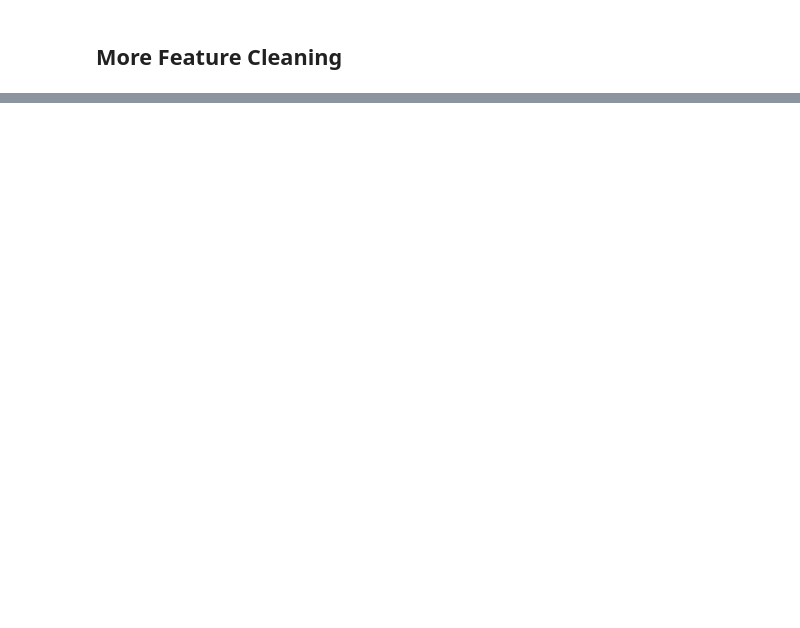
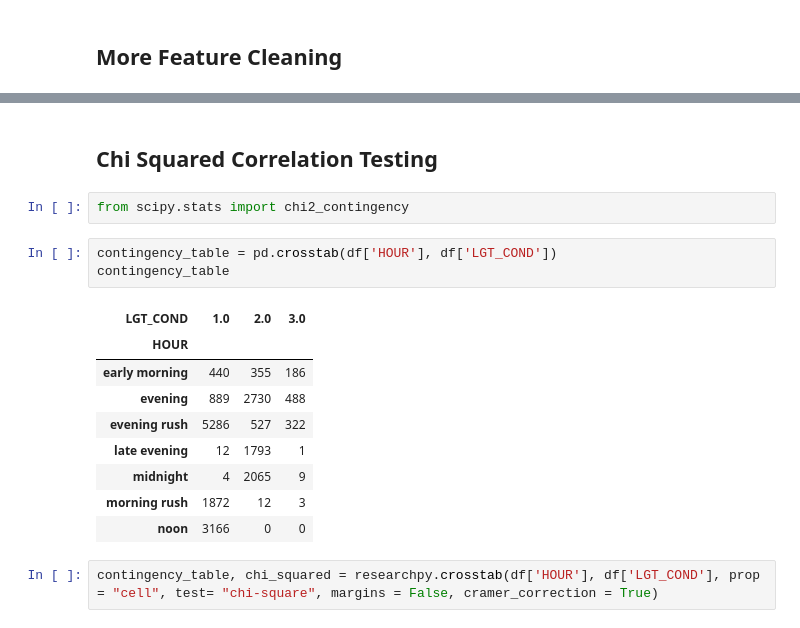
Before and after one commit to claygriffderr/NHSTSA_FARS_Analysis, a Jupyter notebook: Notebooks/DataAnalysis.ipynb, the cells around one changed output, grey strips where cells are left out. Saved outputs shown, nothing was run; the diff lists cells and outputs as text; blank space fills up the shorter version.

```diff
--- a/Notebooks/DataAnalysis.ipynb
+++ b/Notebooks/DataAnalysis.ipynb
@@ -56,0 +144,19 @@ Bin speed categories
+# %% [markdown]
+## Chi Squared Correlation Testing
+# %%
+from scipy.stats import chi2_contingency
+# %%
+contingency_table = pd.crosstab(df['HOUR'], df['LGT_COND'])
+contingency_table
+# %% [output]
+| LGT_COND | 1.0 | 2.0 | 3.0 |
+| HOUR |  |  |  |
+| early morning | 440 | 355 | 186 |
+| evening | 889 | 2730 | 488 |
+| evening rush | 5286 | 527 | 322 |
+| late evening | 12 | 1793 | 1 |
+| midnight | 4 | 2065 | 9 |
+| morning rush | 1872 | 12 | 3 |
+| noon | 3166 | 0 | 0 |
+# %%
+contingency_table, chi_squared = researchpy.crosstab(df['HOUR'], df['LGT_COND'], prop = "cell", test= "chi-square", margins = False, cramer_correction = True)
```
Also changed, not shown: parts of 35 cells of this notebook, 2 other files.
